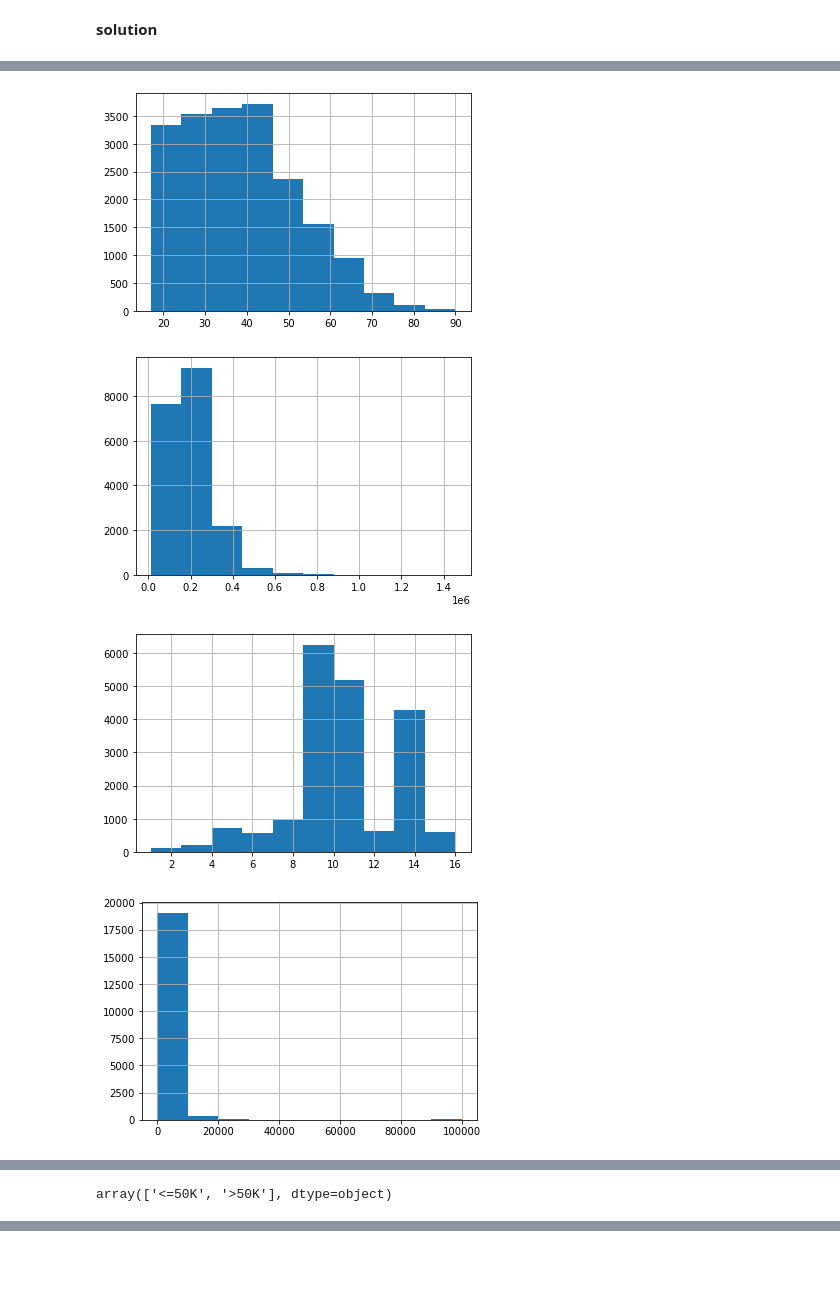
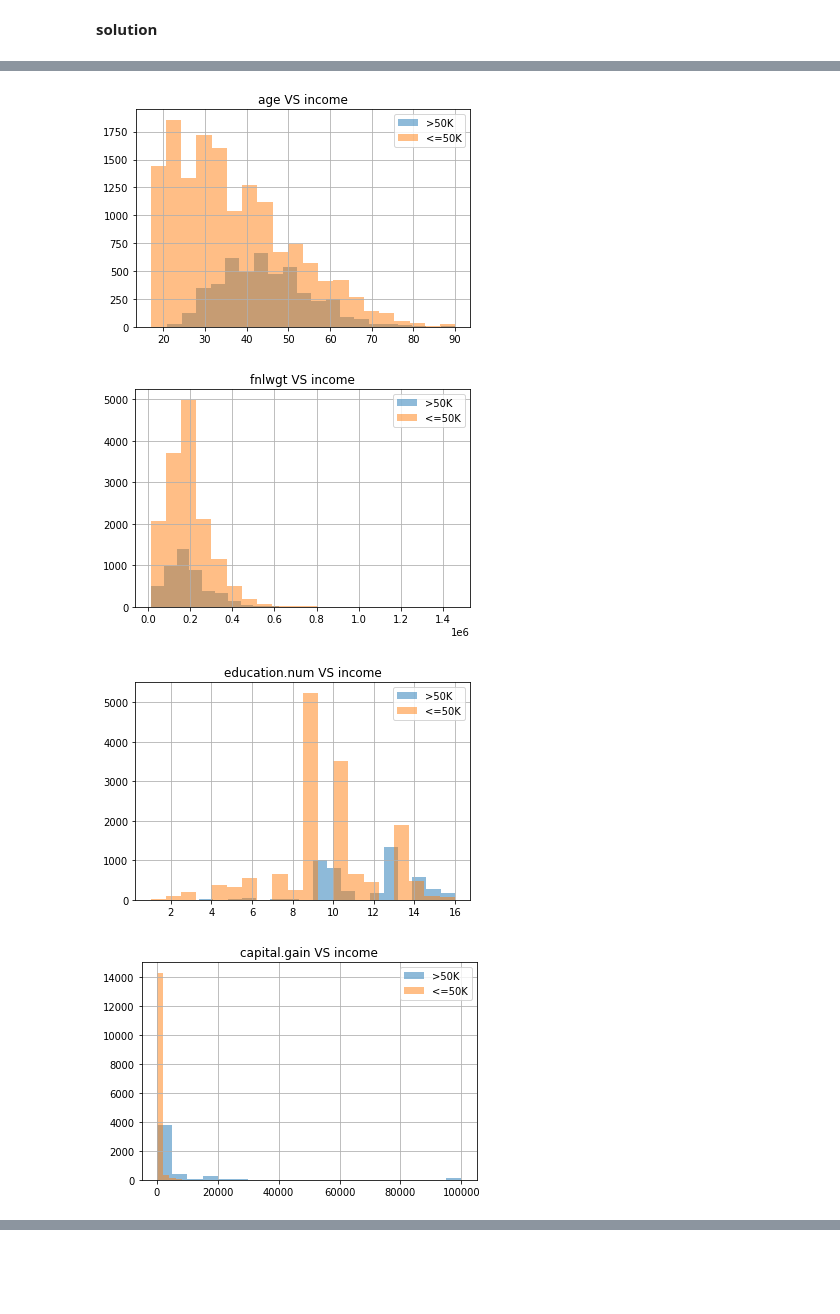
Before and after one commit to Blaise143/CPSC-330-ASSIGNMENTS, a Jupyter notebook: hw3/hw3.ipynb, the cells around one changed output, grey strips where cells are left out. Drawn from its saved outputs; the diff is of its cells as text; code cells hidden in the pictures.

```diff
--- a/hw3/hw3.ipynb
+++ b/hw3/hw3.ipynb
@@ -206,11 +190,23 @@ train_df.select_dtypes(include='int64')
+# %%
+#list(train_df.select_dtypes(include='int64').columns) + ["income"]
+
+train_df_nan['income'].unique()
+rich_mask = train_df_nan["income"] == ">50K"
+broke_mask = train_df_nan['income'] == "<=50K"
+
+rich = train_df_nan[rich_mask]
+broke = train_df_nan[broke_mask]
 # %%
-for category in train_df.select_dtypes(include='int64').columns:
-    plt.hist(train_df[category], label=category)
+for category in train_df_nan.select_dtypes(include='int64').columns:
+    plt.hist(rich[category], bins=20, alpha=0.5, label=">50K")
+    plt.hist(broke[category], bins=20, alpha=0.5, label="<=50K")
+    plt.title(category + " VS income")
     plt.grid()
+    plt.legend()
     plt.show()
     plt.close()
 # %% [output]
-[figure, old version]
+[figure, new version]
-[figure, old version]
+[figure, new version]
-[figure, old version]
+[figure, new version]
-[figure, old version]
+[figure, new version]
@@ -219,4 +214,0 @@ for category in train_df.select_dtypes(include='int64').columns:
-# %%
-train_df['income'].unique()
-# %% [output]
-array(['<=50K', '>50K'], dtype=object)
```
Also changed, not shown: parts of 24 cells of this notebook.
